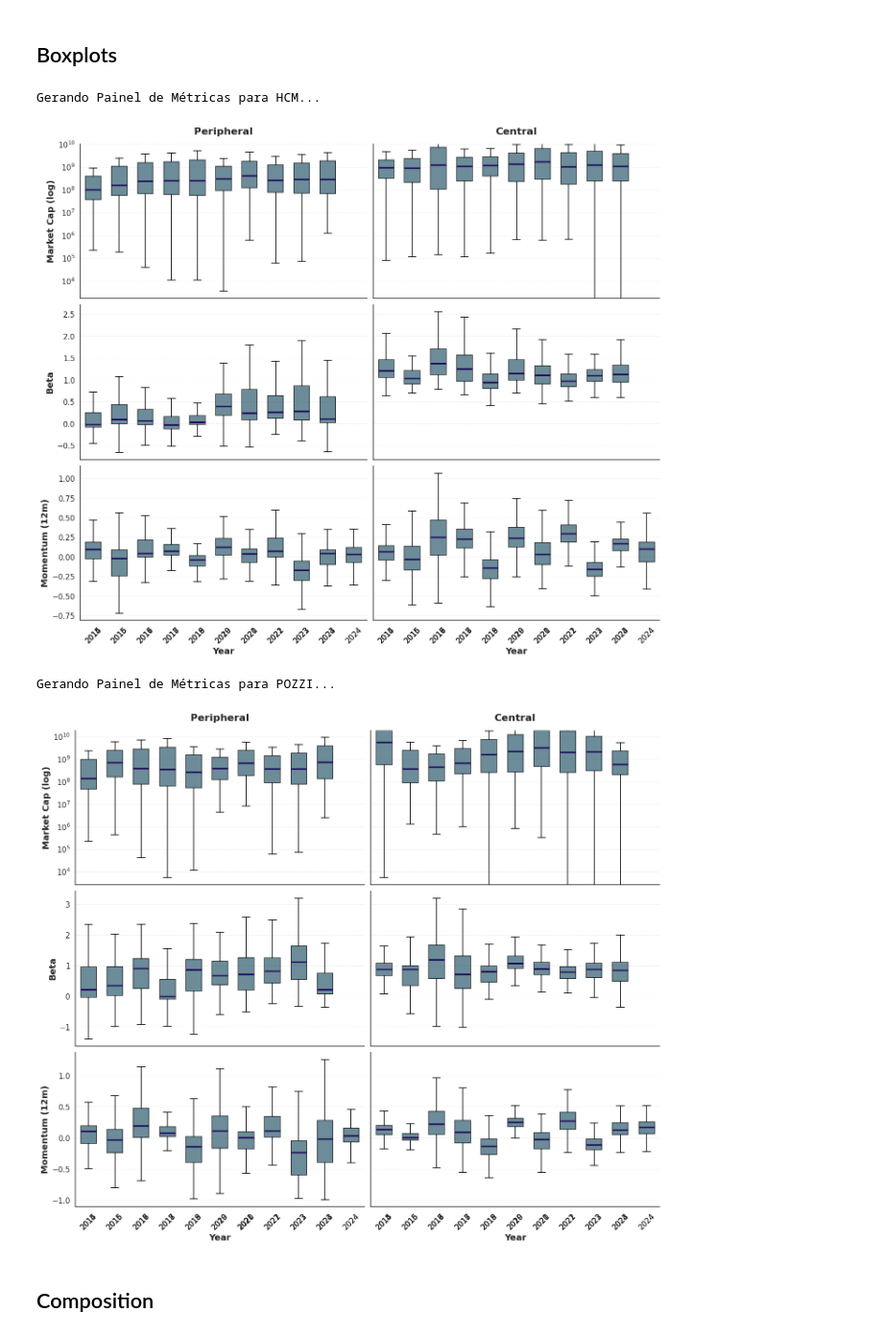
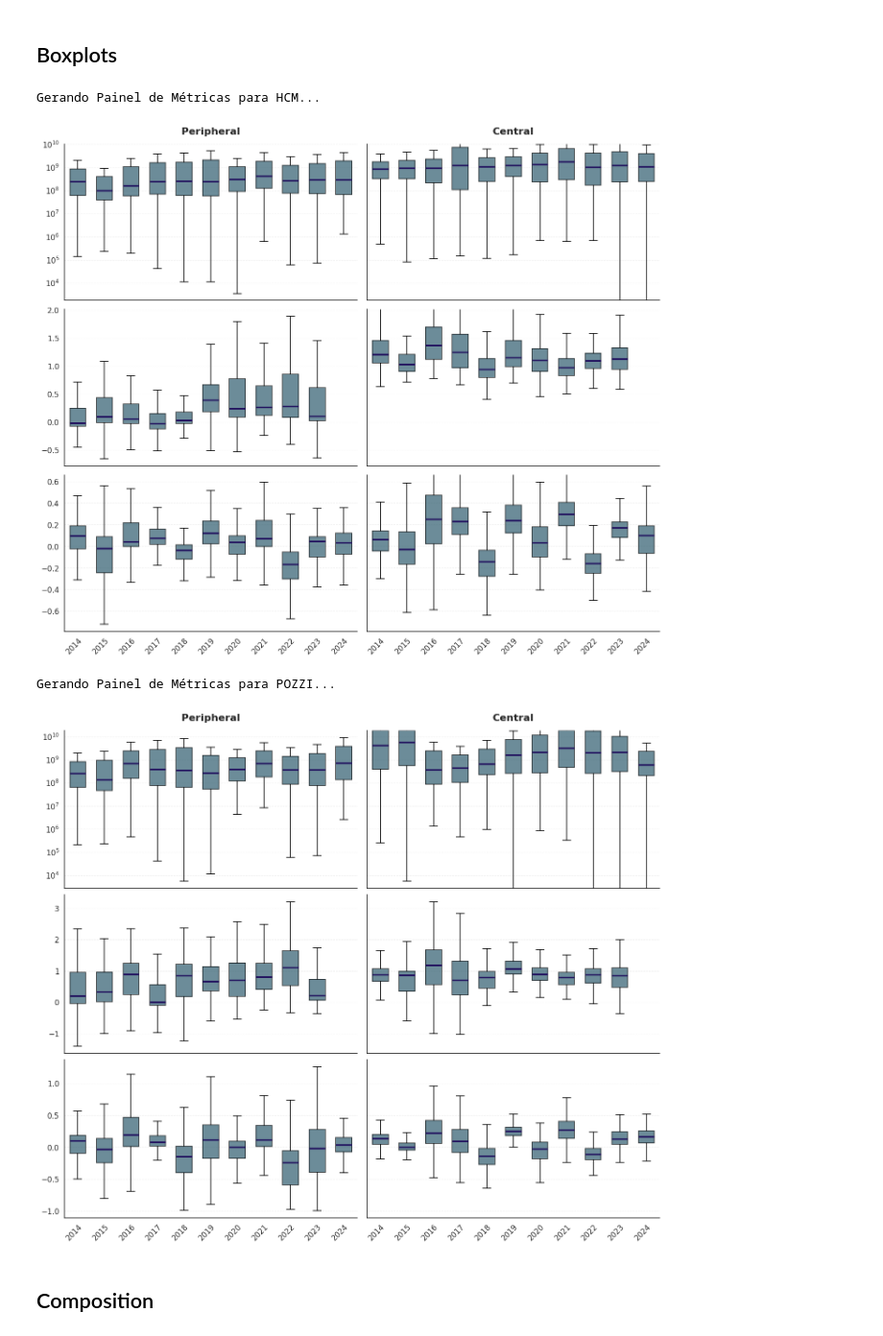
Before and after one commit to gustavoroque97/paper-financial-graph, a Jupyter notebook: code/analysis/year_to_year_analysis.ipynb, the cells around one changed output. Shown at 96% size. Drawn from its saved outputs; the diff is of its cells as text; code cells hidden in the pictures.

```diff
--- a/code/analysis/year_to_year_analysis.ipynb
+++ b/code/analysis/year_to_year_analysis.ipynb
@@ -249,9 +249,6 @@ def plot_combined_metrics_evolution(
     """
     Gera um painel 3x2 com a evolução de Market Cap, Beta e Momentum
     """
-    # plt.style.use('seaborn-v0_8-whitegrid')
-    # sns.set_context("paper", font_scale=1.3)
-
     sns.set_theme(style="white", context="paper")
 
     if portfolios is None:
@@ -302,8 +299,9 @@ def plot_combined_metrics_evolution(
             years = sorted(data_p["year"].unique())
             boxplot_data = [data_p[data_p["year"] == y]["value"].values for y in years]
 
+            # REMOVIDO: labels=years. Isso evita forçar labels nos eixos superiores.
             ax.boxplot(
-                boxplot_data, labels=years, patch_artist=True, showfliers=showfliers, widths=0.6,
+                boxplot_data, patch_artist=True, showfliers=showfliers, widths=0.6,
                 medianprops=dict(color=median_color, linewidth=2.5),
                 boxprops=dict(facecolor=box_color, edgecolor='black', linewidth=1.2, alpha=0.7),
                 whiskerprops=dict(color='black', linewidth=1.2),
@@ -323,48 +321,47 @@ def plot_combined_metrics_evolution(
             ax.set_axisbelow(True)
             ax.tick_params(axis='both', which='major', labelsize=TICK_SIZE, width=1.2)
 
-            # Textos e Eixos
-            if row_idx == 2: # Na última linha, coloca os anos
-                ax.tick_params(axis='x', rotation=45)
-                ax.set_xlabel("Year", fontsize=LABEL_SIZE, fontweight="bold")
+            # Define as posições dos ticks para alinhar com os boxplots (1 até N)
+            ax.set_xticks(np.arange(1, len(years) + 1))
 
-            if col_idx == 0: # Na primeira coluna, coloca o nome da métrica
-                ax.set_ylabel(y_label, fontsize=LABEL_SIZE, fontweight="bold")
+            # Textos e Eixos apenas na última linha
+            if row_idx == 2:
+                # Agora sim, colocamos os anos APENAS na base, rotacionados e ancorados
+                ax.set_xticklabels(years, rotation=45, ha="right", rotation_mode="anchor")
+                ax.set_xlabel("", fontsize=LABEL_SIZE, fontweight="bold")
 
             if row_idx == 0: # Na primeira linha, coloca o título do Decil
                 p_title = portfolio_titles.get(portfolio, portfolio.capitalize())
                 ax.set_title(p_title, fontsize=TITLE_SIZE, fontweight="bold", pad=15)
 
         # Sincroniza o eixo Y entre o Central e Peripheral para a métrica atual
         axes[row_idx, 1].sharey(axes[row_idx, 0])
         plt.setp(axes[row_idx, 1].get_yticklabels(), visible=False)
 
-    # fig.suptitle(f"Financial Metrics Evolution - {network_metric_name.upper()}",
-    #              fontsize=22, fontweight="bold", y=1.02)
     plt.tight_layout()
 
     if save:
         out_path = Path(out_dir)
         out_path.mkdir(parents=True, exist_ok=True)
         filename = f"combined_metrics_evolution_{network_metric_name}.png"
         fig.savefig(out_path / filename, dpi=dpi, bbox_inches="tight", facecolor='white', edgecolor='none')
 
     plt.show()
 
 # --- Chamada do Loop ---
 for metric, df in final_df_metric.items():
     print(f"Gerando Painel de Métricas para {metric.upper()}...")
     plot_combined_metrics_evolution(
         df=df,
         network_metric_name=metric,
         save=True,
-        out_dir="../../figures"  # Vai salvar como combined_metrics_evolution_hrm.png e _pozzi.png
+        out_dir="../../figures"
     )
 # %% [output]
 Gerando Painel de Métricas para HCM...
-[figure, old version]
+[figure, new version]
 Gerando Painel de Métricas para POZZI...
-[figure, old version]
+[figure, new version]
 # %% [markdown]
 ## Composition
 # %%
```
Also changed, not shown: 45 other files.
